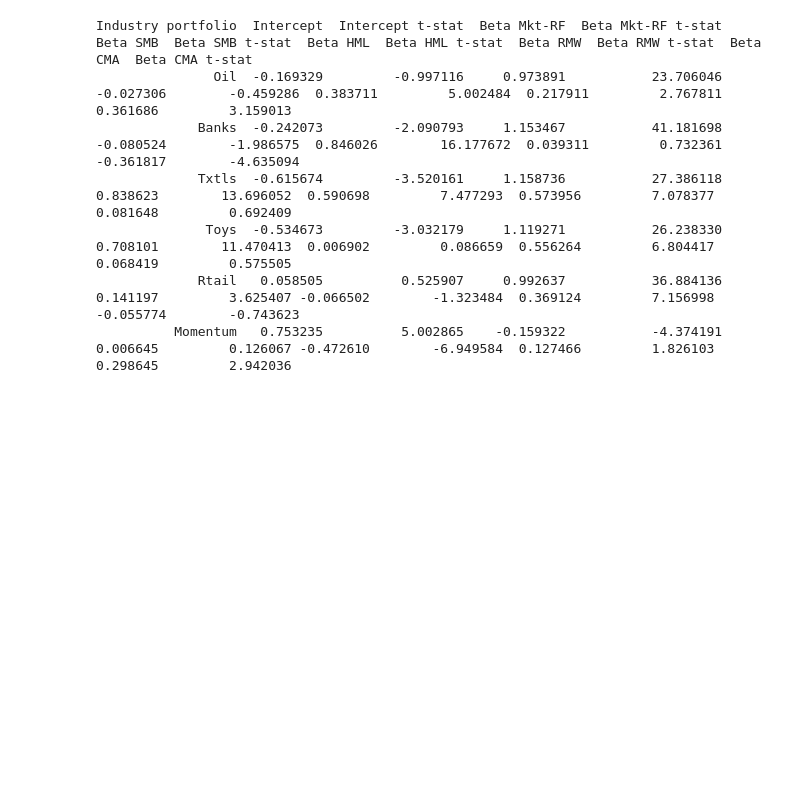
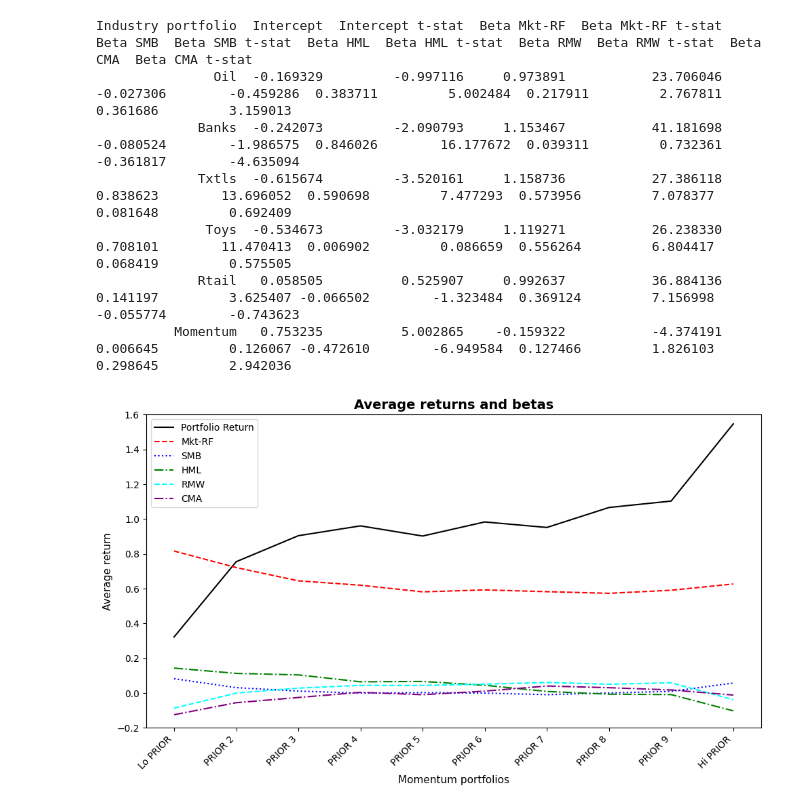
Before and after one commit to AntonioHarley/Empirical.finance.assigment, a Jupyter notebook: Antonio.ipynb, the cells around one changed output. Drawn from its saved outputs; the diff is of its cells as text; code cells hidden in the pictures; blank space fills up the shorter version.

```diff
--- a/Antonio.ipynb
+++ b/Antonio.ipynb
@@ -235,16 +235,76 @@ Industry portfolio  Intercept  Intercept t-stat  Beta Mkt-RF  Beta Mkt-RF t-stat
 # %%
 # Question 4c
 momentum_portfolios=pd.read_csv('10_Portfolios_Prior_12_2.csv', skiprows=10, engine='python', on_bad_lines='skip')
 momentum_portfolios = momentum_portfolios.rename(columns={momentum_portfolios.columns[0]: 'Date'})
 momentum_portfolios.columns = momentum_portfolios.columns.str.strip()
 momentum_portfolios = momentum_portfolios.iloc[:1195].reset_index(drop=True)
+momentum_portfolios = momentum_portfolios.apply(pd.to_numeric, errors='coerce')
 momentum_portfolios['Date'] = pd.to_datetime(
     momentum_portfolios['Date'].astype(str).str.split('.').str[0],
     format='%Y%m',
     errors='coerce'
 )
 X3= CAPM[["Mkt-RF","SMB","HML","RMW","CMA"]]
 X3_const = sm.add_constant(X3)
 momentum_portfolios = momentum_portfolios[momentum_portfolios['Date'].isin(CAPM['Date'])].reset_index(drop=True)
 
 factor_mean=X3.mean()
+dependent_vars2 = {}
+for col in momentum_portfolios.columns[1:]:
+    dependent_vars2[f"{col}"] = momentum_portfolios[col] - CAPM["RF"]
+
+results3=[]
+for name, Y in dependent_vars2.items():
+    model3 = sm.OLS(Y, X3_const).fit()
+
+    results3.append(
+        {
+            "Momentum portfolio": name,
+            "Beta Mkt-RF": model3.params["Mkt-RF"],
+            "Beta SMB": model3.params["SMB"],
+            "Beta HML": model3.params["HML"],
+            "Beta RMW": model3.params["RMW"],
+            "Beta CMA": model3.params["CMA"],
+        }
+    )
+factor_cols = ["Mkt-RF", "SMB", "HML", "RMW", "CMA"]
+
+factor_effects = {f: [] for f in factor_cols}
+for row in results3:
+    factor_effects["Mkt-RF"].append(row["Beta Mkt-RF"] * factor_mean["Mkt-RF"])
+    factor_effects["SMB"].append(row["Beta SMB"] * factor_mean["SMB"])
+    factor_effects["HML"].append(row["Beta HML"] * factor_mean["HML"])
+    factor_effects["RMW"].append(row["Beta RMW"] * factor_mean["RMW"])
+    factor_effects["CMA"].append(row["Beta CMA"] * factor_mean["CMA"])
+
+portfolio_names = list(momentum_portfolios.columns[1:])
+avg_returns = [momentum_portfolios[col].mean() for col in portfolio_names]
+x_axis = np.arange(len(portfolio_names))
+styles = {
+    'Mkt-RF': ('red', '--'),
+    'SMB': ('blue', ':'),
+    'HML': ('green', '-.'),
+    'RMW': ('cyan', '--'),
+    'CMA': ('purple', '-.')
+}
+plt.figure(figsize=(10, 6))
+
+# Plot Portfolio Average Excess Returns
+plt.plot(x_axis, avg_returns, color='black', label='Portfolio Return', linewidth=1.5)
+
+# Plot each Factor Effect Line
+for f in factor_cols:
+    color, lstyle = styles[f]
+    plt.plot(x_axis, factor_effects[f], label=f, color=color, linestyle=lstyle)
+
+plt.title('Average returns and betas', fontsize=14, fontweight='bold')
+plt.xlabel('Momentum portfolios', fontsize=11)
+plt.ylabel('Average return', fontsize=11)
+plt.xticks(ticks=x_axis, labels=portfolio_names, rotation=45, ha='right')
+plt.ylim(-0.2, 1.6)
+plt.legend(loc='upper left')
+
+plt.tight_layout()
+plt.show()
+# %% [output]
+[figure, added]
```
